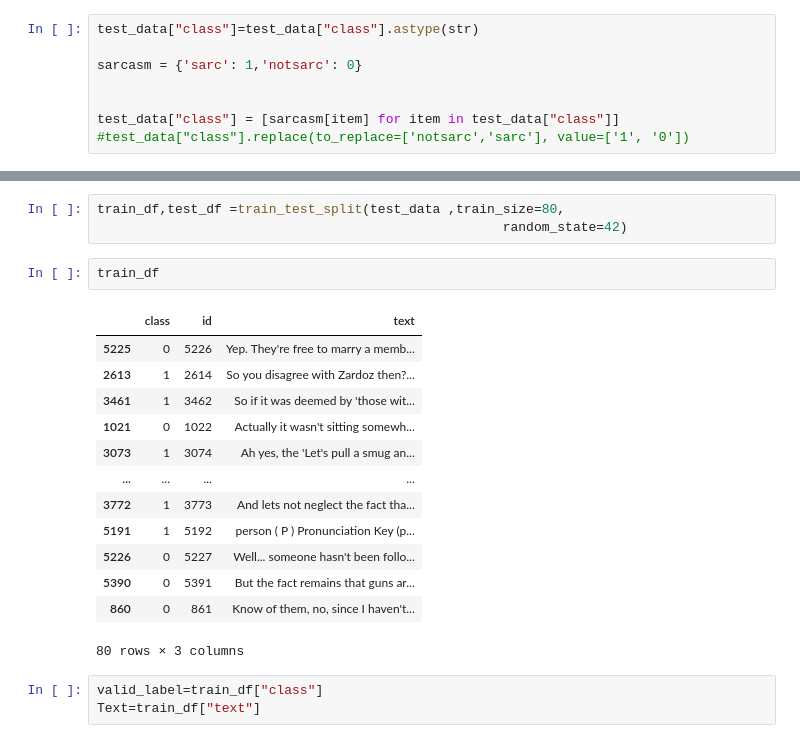
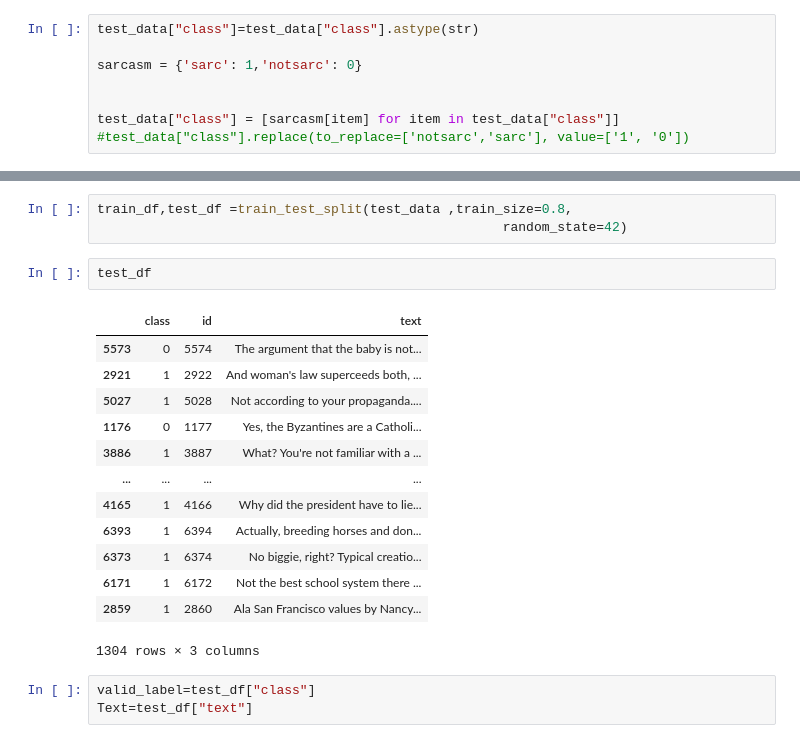
Before and after one commit to aaalqarni/Data, a Jupyter notebook: Sarcasm_BERT_Model.ipynb, the cells around one changed output, grey strips where cells are left out. Cells and saved outputs as stored; diff of their text form.

```diff
--- a/Sarcasm_BERT_Model.ipynb
+++ b/Sarcasm_BERT_Model.ipynb
@@ -1295,25 +1148,25 @@ test_data
 # %%
-train_df,test_df =train_test_split(test_data ,train_size=80,
+train_df,test_df =train_test_split(test_data ,train_size=0.8,
                                                     random_state=42)
-# %%
-train_df
-# %% [output]
-|  | class | id | text |
-| 5225 | 0 | 5226 | Yep. They're free to marry a memb... |
-| 2613 | 1 | 2614 | So you disagree with Zardoz then?... |
-| 3461 | 1 | 3462 | So if it was deemed by 'those wit... |
-| 1021 | 0 | 1022 | Actually it wasn't sitting somewh... |
-| 3073 | 1 | 3074 | Ah yes, the 'Let's pull a smug an... |
-| ... | ... | ... | ... |
-| 3772 | 1 | 3773 | And lets not neglect the fact tha... |
-| 5191 | 1 | 5192 | person ( P ) Pronunciation Key (p... |
-| 5226 | 0 | 5227 | Well... someone hasn't been follo... |
-| 5390 | 0 | 5391 | But the fact remains that guns ar... |
-| 860 | 0 | 861 | Know of them, no, since I haven't... |
-80 rows × 3 columns
+# %%
+test_df
+# %% [output]
+|  | class | id | text |
+| 5573 | 0 | 5574 | The argument that the baby is not... |
+| 2921 | 1 | 2922 | And woman's law superceeds both, ... |
+| 5027 | 1 | 5028 | Not according to your propaganda.... |
+| 1176 | 0 | 1177 | Yes, the Byzantines are a Catholi... |
+| 3886 | 1 | 3887 | What? You're not familiar with a ... |
+| ... | ... | ... | ... |
+| 4165 | 1 | 4166 | Why did the president have to lie... |
+| 6393 | 1 | 6394 | Actually, breeding horses and don... |
+| 6373 | 1 | 6374 | No biggie, right? Typical creatio... |
+| 6171 | 1 | 6172 | Not the best school system there ... |
+| 2859 | 1 | 2860 | Ala San Francisco values by Nancy... |
+1304 rows × 3 columns
 # %%
-valid_label=train_df["class"]
-Text=train_df["text"]
+valid_label=test_df["class"]
+Text=test_df["text"]
 # %%
 
 # Report the number of sentences.
```
Also changed, not shown: parts of 42 cells of this notebook.
